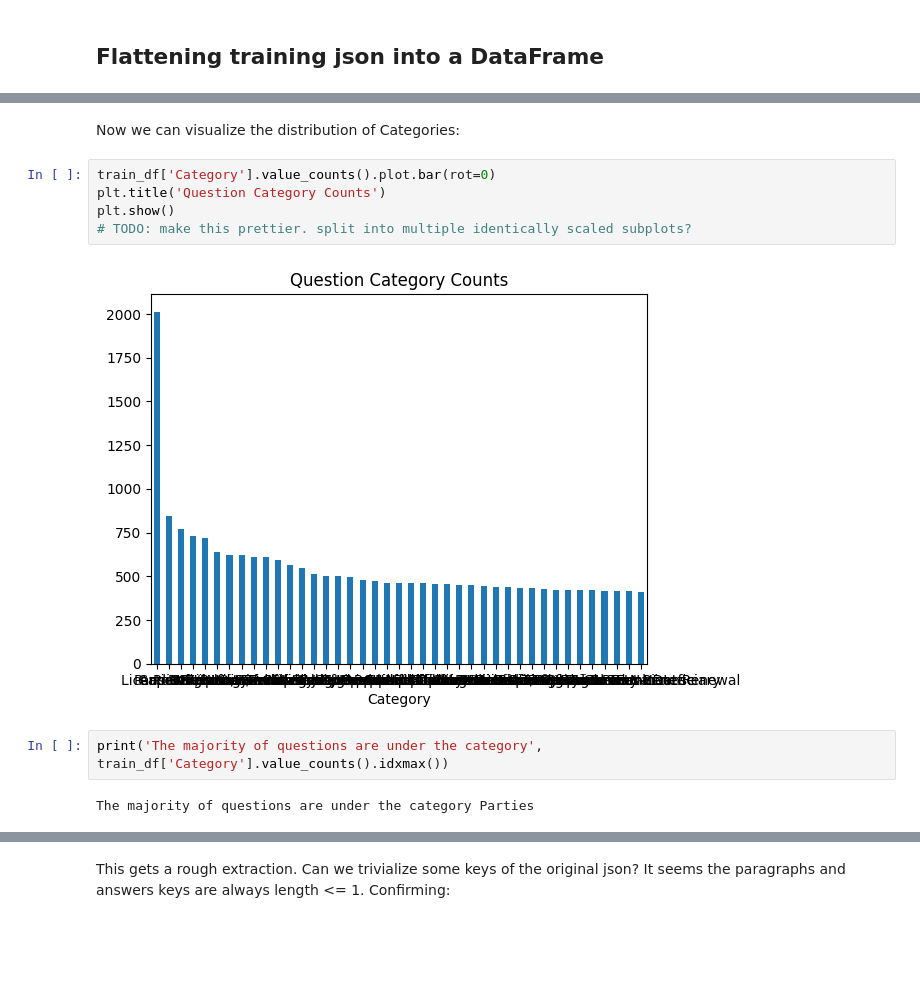
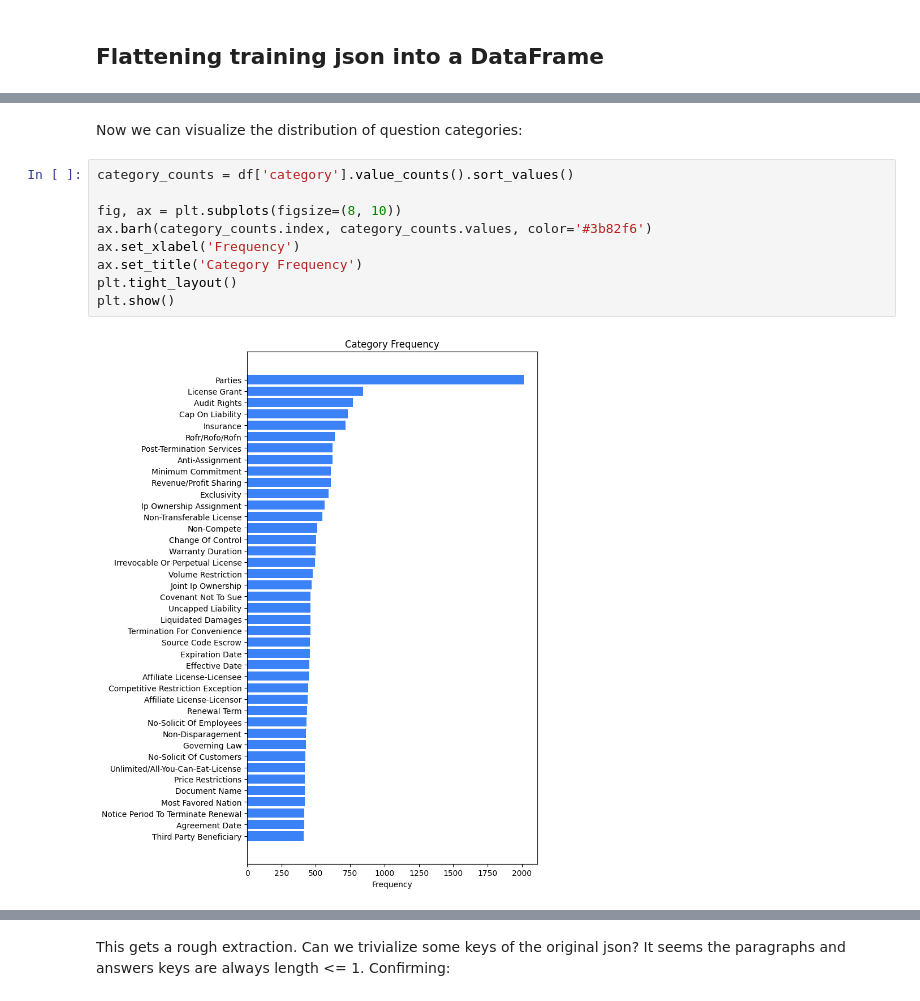
Before and after one commit to Break-Through-Tech/Accenture-1D-contract-review-challenge, a Jupyter notebook: 01_EDA.ipynb, the cells around one changed output, grey strips where cells are left out. Drawn from its saved outputs; the diff is of its cells as text; blank space fills up the shorter version.

```diff
--- a/01_EDA.ipynb
+++ b/01_EDA.ipynb
@@ -89,13 +100,13 @@ train_df.head()
 # %% [markdown]
-Now we can visualize the distribution of Categories:
+Now we can visualize the distribution of question categories:
-# %%
-train_df['Category'].value_counts().plot.bar(rot=0)
-plt.title('Question Category Counts')
-plt.show()
-# TODO: make this prettier. split into multiple identically scaled subplots?
-# %% [output]
-[figure, removed]
-# %%
-print('The majority of questions are under the category', train_df['Category'].value_counts().idxmax())
-# %% [output]
-The majority of questions are under the category Parties
+# %%
+category_counts = df['category'].value_counts().sort_values()
+
+fig, ax = plt.subplots(figsize=(8, 10))
+ax.barh(category_counts.index, category_counts.values, color='#3b82f6')
+ax.set_xlabel('Frequency')
+ax.set_title('Category Frequency')
+plt.tight_layout()
+plt.show()
+# %% [output]
+[figure, added]
```
Also changed, not shown: parts of 34 cells of this notebook.
